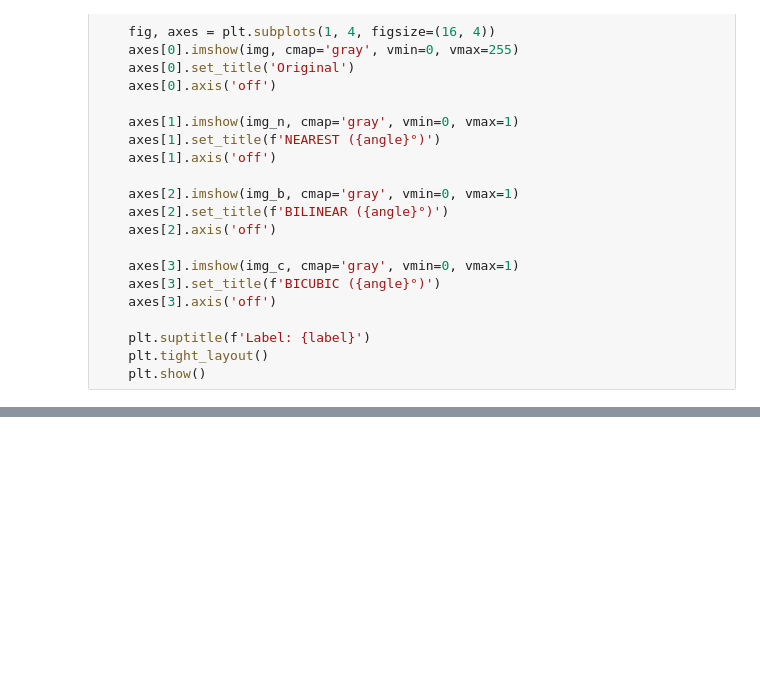
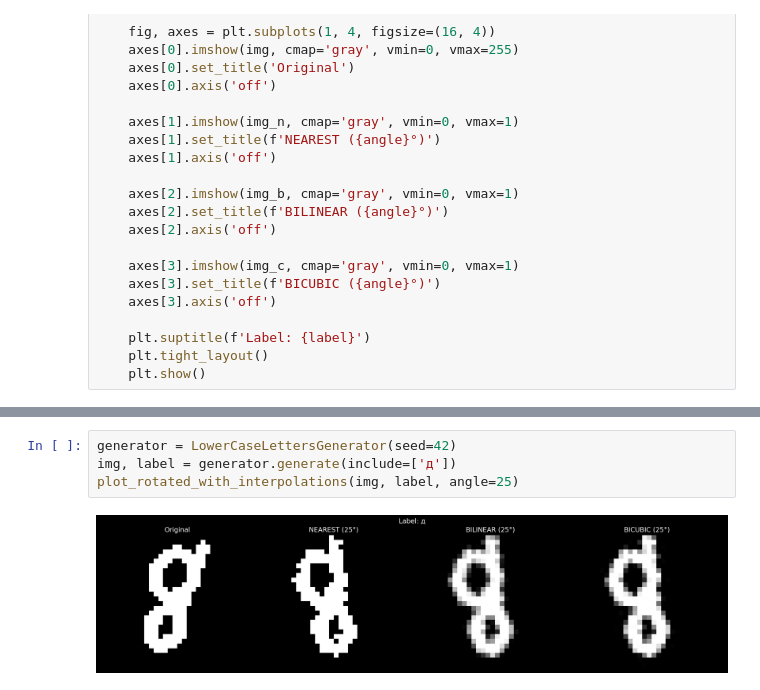
Before and after one commit to Toxele/MNIST_synthetic_cyrillic, a Jupyter notebook: letters_gen.ipynb, the cells around one changed output, grey strips where cells are left out. Drawn from its saved outputs; the diff is of its cells as text; blank space fills up the shorter version.

```diff
--- a/letters_gen.ipynb
+++ b/letters_gen.ipynb
@@ -150,0 +159,6 @@ plot_rotated_with_interpolations(img, label, angle=25)
+# %%
+generator = LowerCaseLettersGenerator(seed=42)
+img, label = generator.generate(include=['д'])
+plot_rotated_with_interpolations(img, label, angle=25)
+# %% [output]
+[figure, added]
```
Also changed, not shown: parts of 21 cells of this notebook, 4 other files.
